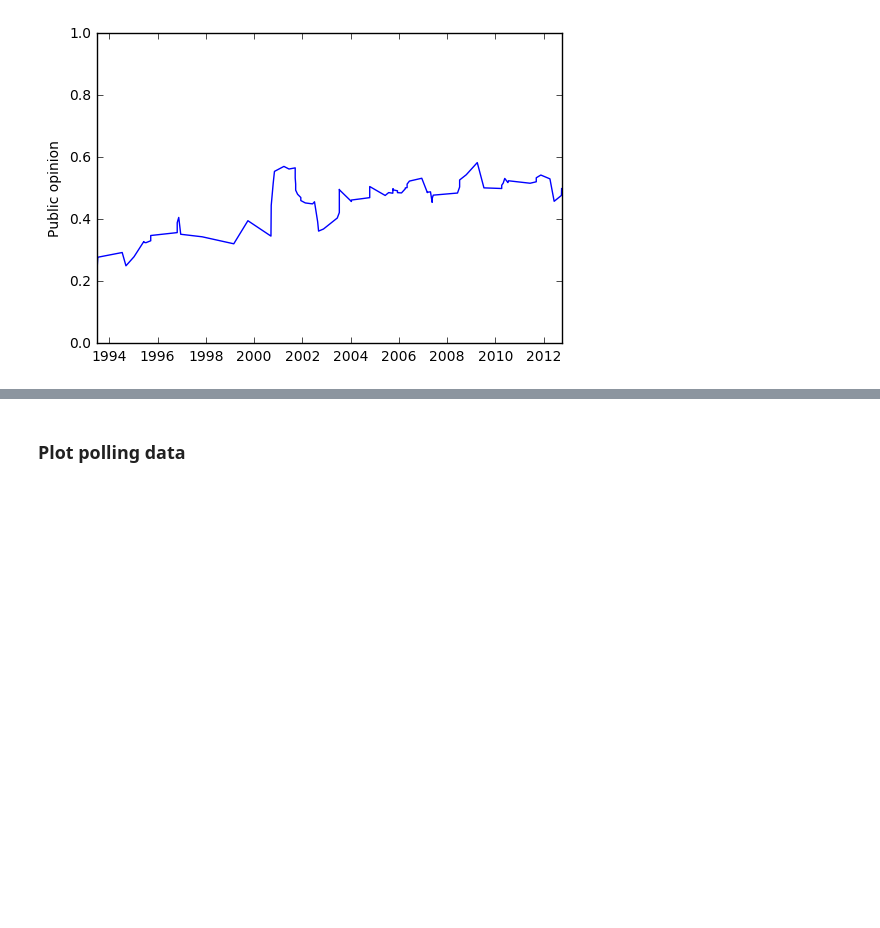
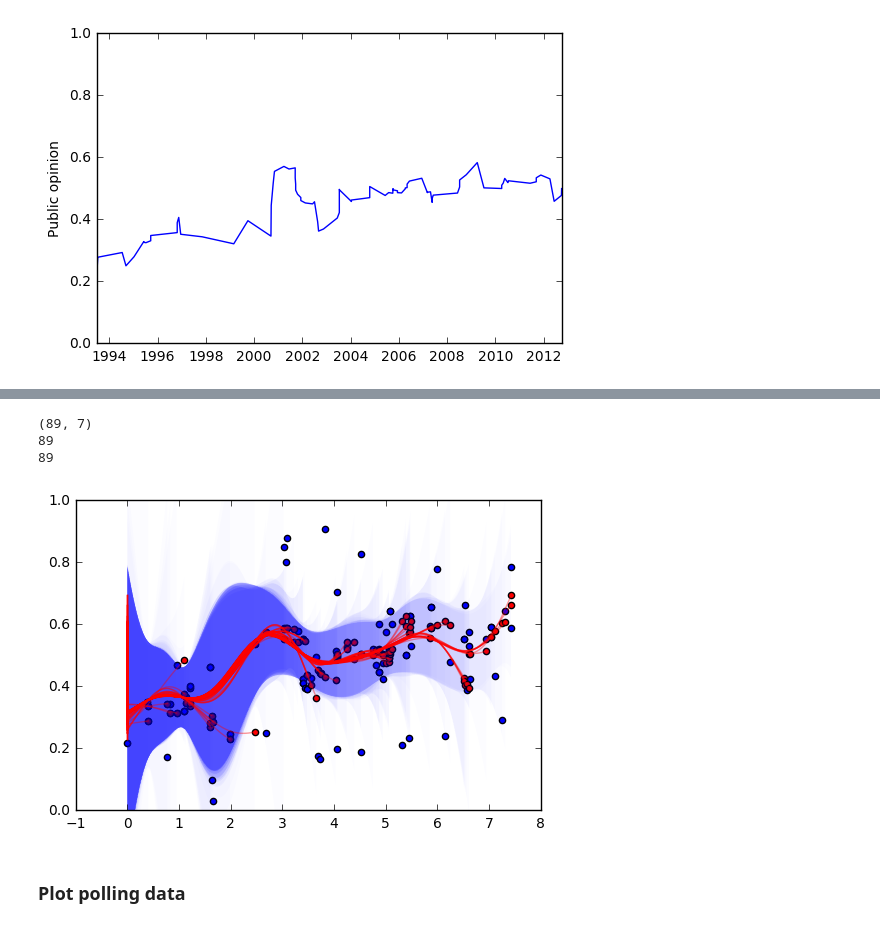
Before and after one commit to dallascard/predicting_public_opinion, a Jupyter notebook: immigration.ipynb, the cells around one changed output, grey strips where cells are left out. Drawn from its saved outputs; the diff is of its cells as text; code cells hidden in the pictures; blank space fills up the shorter version.

```diff
--- a/immigration.ipynb
+++ b/immigration.ipynb
@@ -104,6 +103,65 @@ count  89.000000  89.000000  89.000000        88.000000  89.000000  89.000000
 50%     0.000000   0.000000   0.000000   0.000000   0.000000
 75%     1.000000   0.000000   0.000000   0.000000   0.000000
 max     1.000000   1.000000   1.000000   1.000000   1.000000
+# %%
+%matplotlib inline
+import numpy as np
+from matplotlib import pyplot as plt
+import datetime as dt
+
+from sklearn.gaussian_process import GaussianProcessRegressor
+from sklearn.gaussian_process.kernels import RBF, ConstantKernel as C
+
+#kernel = C(1.0, (1e-3, 1e3)) * RBF(10, (1e-2, 1e2))
+
+dates = [pd.Timestamp(d) for d in combined['date'].values]
+diffs = [(d - dates[0]).days for d in dates]
+x = np.array(diffs) / 1000.0
+
+X = np.atleast_2d(x).T
+
+#poll_names = ['PSRAIMM', 'SPIMMIG', 'IMMRATE', 'CNNIMM', 'IMMLEGAL']
+poll_names = misc.get_top_poll_questions(polls)[1:]
+X = np.hstack([X, combined[poll_names].as_matrix()])
+print X.shape
+
+#print X
+
+y = combined['Value'].values
+plt.scatter(x, y)
+
+#for i in range(2, len(y)):
+predictions = [np.NaN, np.NaN]
+sigmas = [np.NaN, np.NaN]
+for i in range(2, len(y)):
+    gp = GaussianProcessRegressor(normalize_y=True, alpha=0.01)
+
+    gp.fit(X[:i, :], y[:i])
+
+    n_pred_points = i*5
+    x_pred = np.atleast_2d(np.linspace(x[0], x[i], n_pred_points)).T
+    X_pred = np.hstack([x_pred, np.zeros([n_pred_points, len(poll_names)])])
+
+    y_pred, sigma = gp.predict(X_pred, return_std=True)
+    plt.plot(X_pred, y_pred, 'r-', label=u'Prediction', alpha=0.4)
+    plt.fill(np.concatenate([X_pred, X_pred[::-1]]),
+             np.concatenate([y_pred - 1.9600 * sigma,
+                            (y_pred + 1.9600 * sigma)[::-1]]),
+             alpha=.01, fc='b', ec='None', label='95% confidence interval')
+    predictions.append(y_pred[-1])
+    sigmas.append(sigma[-1])
+
+print len(x)
+print len(predictions)
+plt.scatter(x, predictions, c='r')
+plt.ylim(0, 1)
+combined['gp_pred'] = predictions
+combined['sigmas'] = sigmas
+# %% [output]
+(89, 7)
+89
+89
+[figure, added]
 # %% [markdown]
 ### Plot polling data
 # %%
```
Also changed, not shown: parts of 7 cells of this notebook, 2 other files.
